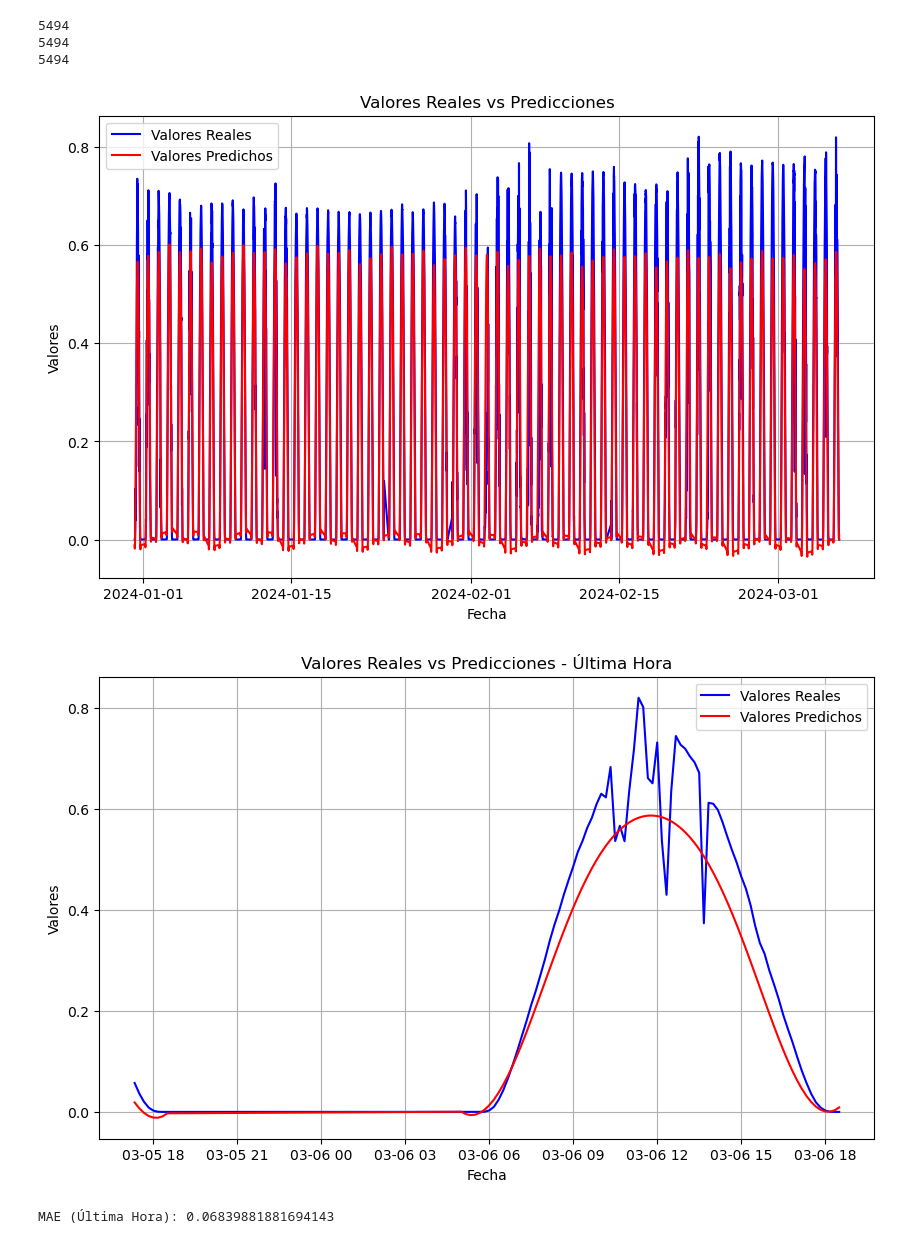
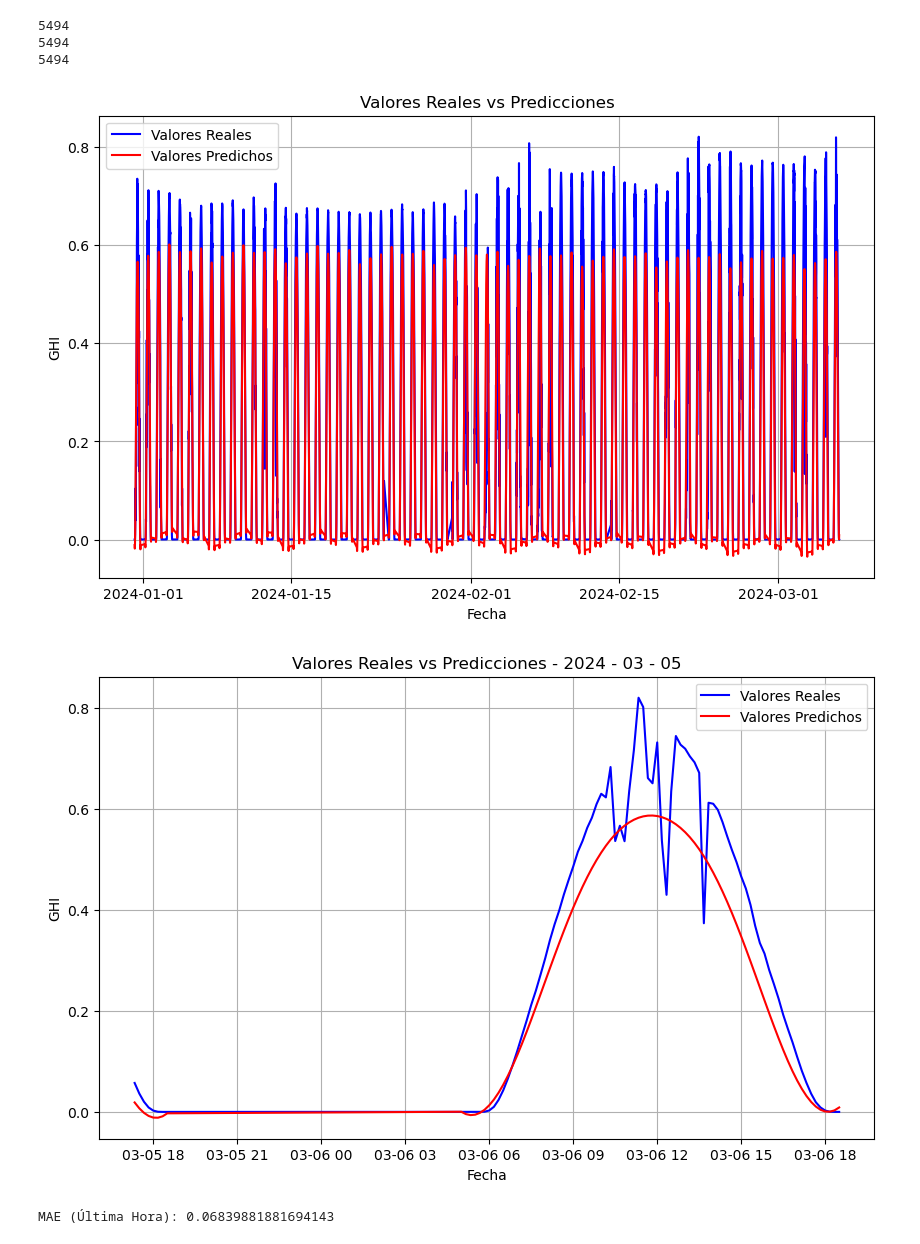
Before and after one commit to SantiagoRMV/Cloud_Forecasting_CNN_LSTM, a Jupyter notebook: Prophet_test.ipynb, the cells around one changed output. Cells and saved outputs as stored; diff of their text form; code cells hidden in the pictures.

```diff
--- a/Prophet_test.ipynb
+++ b/Prophet_test.ipynb
@@ -58,16 +58,16 @@ print(len(x))
 # %%
 plt.figure(figsize=(10, 6))
 plt.plot(real_values, actual_values, label='Valores Reales', color='blue')
 plt.plot(real_values, predicted_values, label='Valores Predichos', color='red')
 
 plt.title('Valores Reales vs Predicciones')
 plt.xlabel('Fecha')
-plt.ylabel('Valores')
+plt.ylabel('GHI')
 plt.legend()
 plt.grid(True)
 plt.show()
 # %% [output]
-[figure, old version]
+[figure, new version]
 # %%
 # Filtra los últimos 6 puntos (que corresponden a la última hora en intervalos de 10 minutos)
 real_values_last_hour = real['ds'].iloc[-90:]
@@ -78,14 +78,14 @@ actual_values_last_hour = x['y'].iloc[-90:]
 plt.figure(figsize=(10, 6))
 plt.plot(real_values_last_hour, actual_values_last_hour, label='Valores Reales', color='blue')
 plt.plot(real_values_last_hour, predicted_values_last_hour, label='Valores Predichos', color='red')
-plt.title('Valores Reales vs Predicciones - Última Hora')
+plt.title('Valores Reales vs Predicciones - 2024 - 03 - 05')
 plt.xlabel('Fecha')
-plt.ylabel('Valores')
+plt.ylabel('GHI')
 plt.legend()
 plt.grid(True)
 plt.show()
 # %% [output]
-[figure, old version]
+[figure, new version]
 # %%
 mae_last_hour = mean_absolute_error(actual_values_last_hour, predicted_values_last_hour)
 print(f"MAE (Última Hora): {mae_last_hour}")
```
